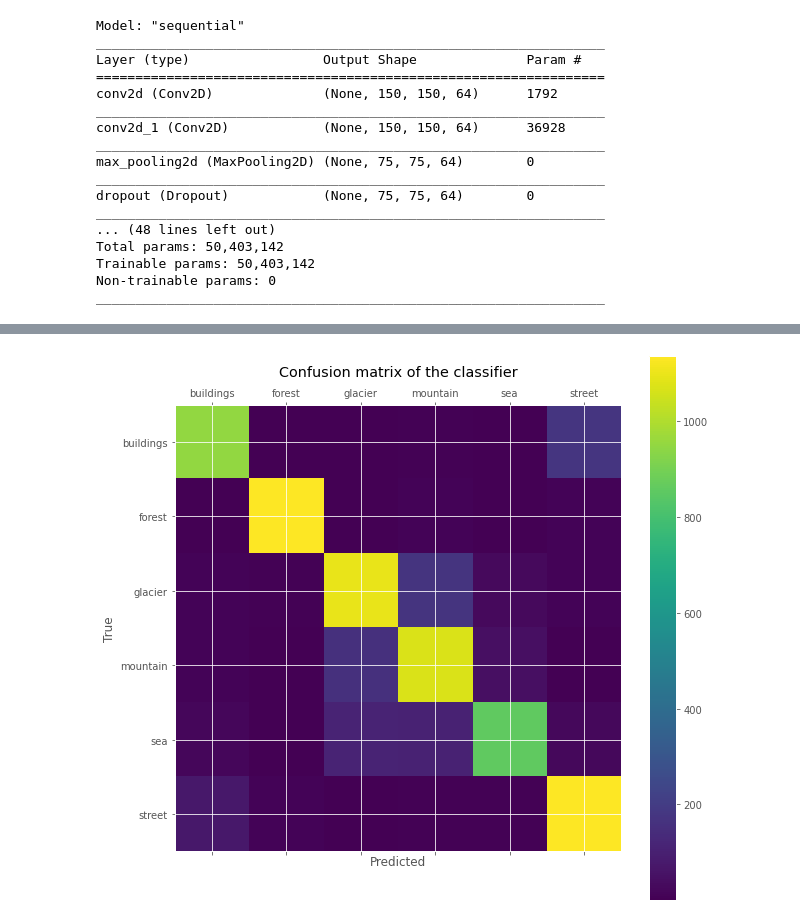
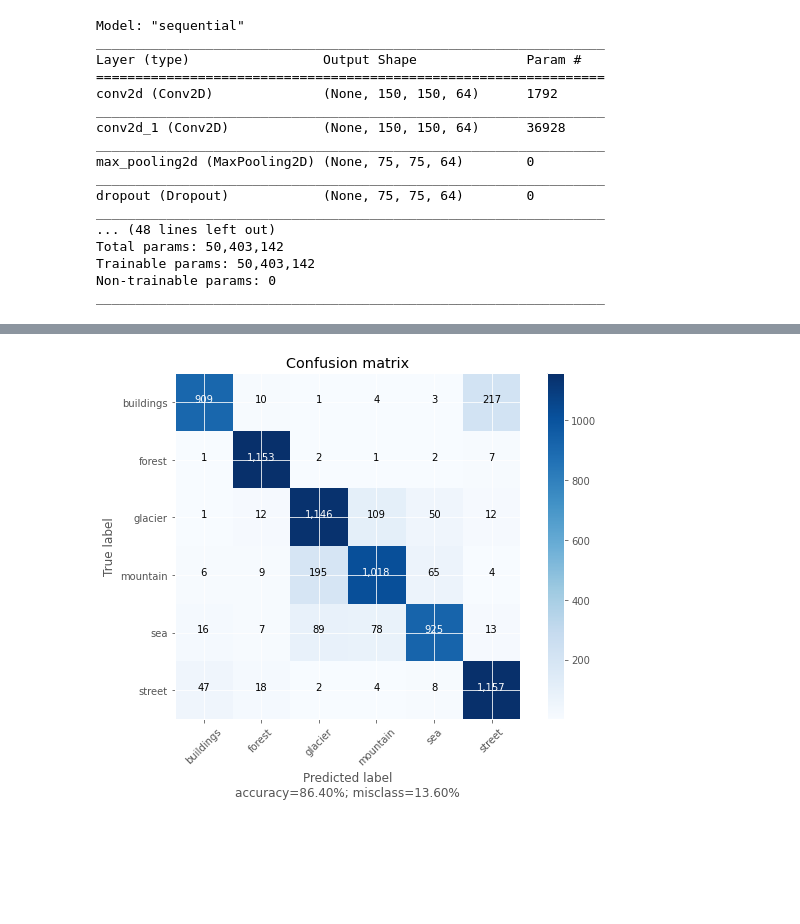
Before and after one commit to aasharib/CV_Assignment_3, a Jupyter notebook: CV_Assignment_3.ipynb, the cells around one changed output, grey strips where cells are left out. Drawn from its saved outputs; the diff is of its cells as text; code cells hidden in the pictures; blank space fills up the shorter version.

```diff
--- a/CV_Assignment_3.ipynb
+++ b/CV_Assignment_3.ipynb
@@ -237,16 +234,0 @@ Test Accuracy: 85.56%
-# %%
-labels = ['buildings', 'forest', 'glacier', 'mountain', 'sea', 'street']
-fig = plt.figure()
-fig.heatmap(cm, annot=True, ax = ax); #annot=True to annotate cells
-fig.set_size_inches(10,10)
-ax = fig.add_subplot(111)
-cax = ax.matshow(confusionMatrix)
-plt.title('Confusion matrix of the classifier')
-fig.colorbar(cax)
-ax.set_xticklabels([''] + labels)
-ax.set_yticklabels([''] + labels)
-plt.xlabel('Predicted')
-plt.ylabel('True')
-plt.show()
-# %% [output]
-[figure, removed]
@@ -252,0 +279,5 @@ plt.show()
+# %%
+import seaborn as sns
+plot_confusion_matrix(confusionMatrix, classLabels, normalize=False)
+# %% [output]
+[figure, added]
```
Also changed, not shown: parts of 13 cells of this notebook.
